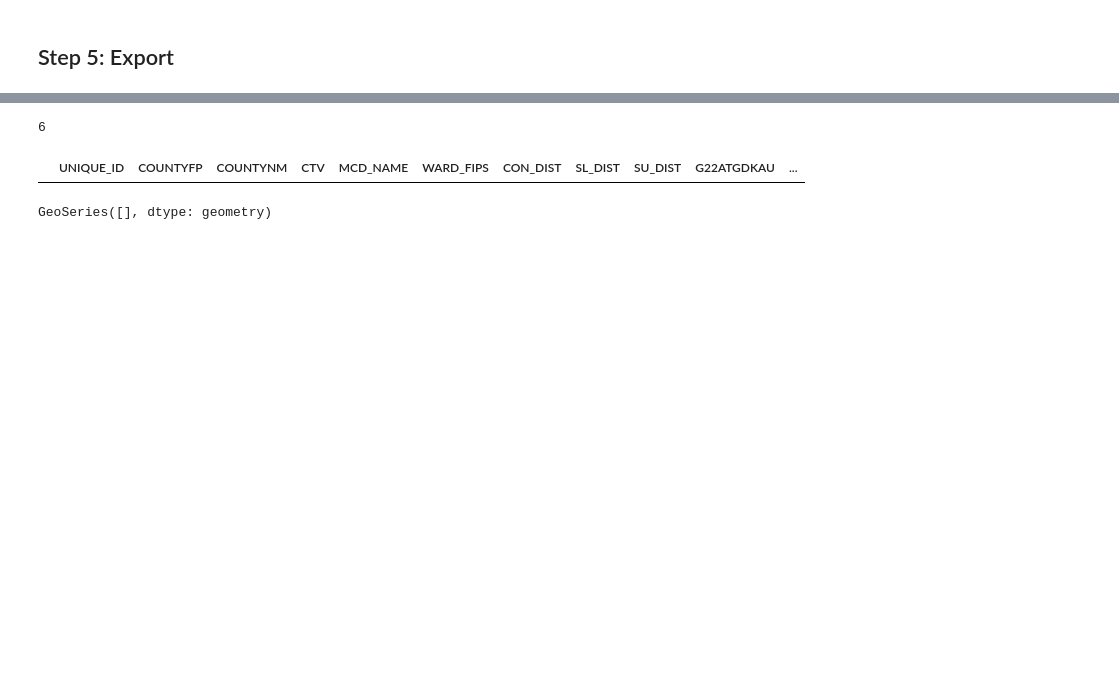
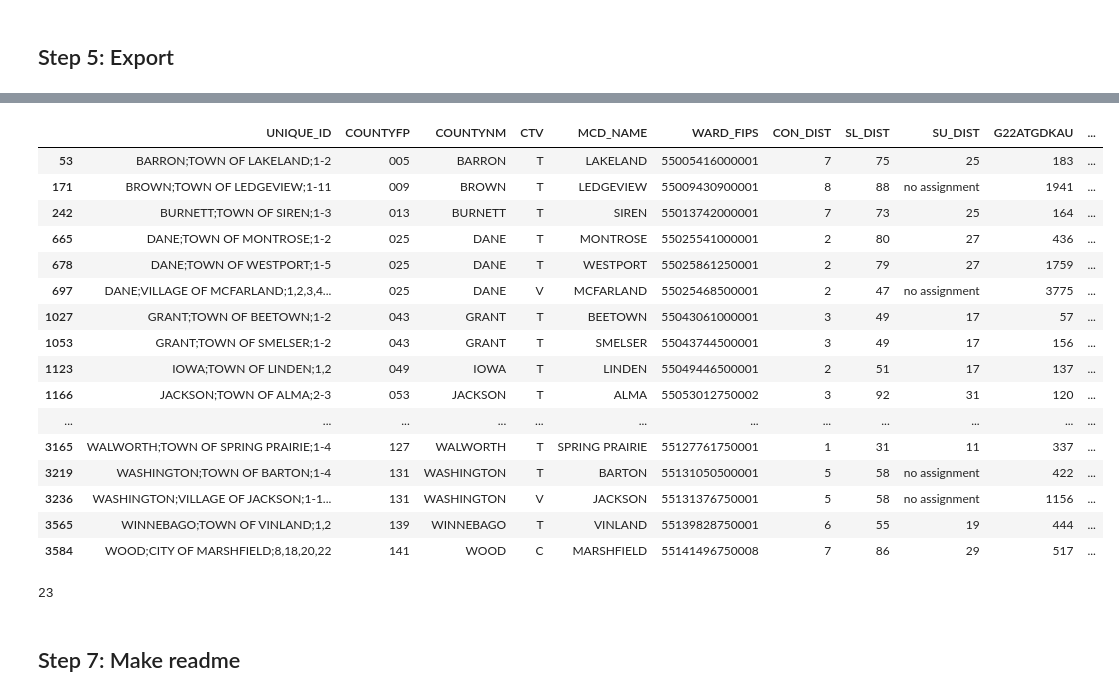
Before and after one commit to nonpartisan-redistricting-datahub/pber_collection, a Jupyter notebook: WI/2022/wi_pber_v0.ipynb, the cells around one changed output, grey strips where cells are left out. Saved outputs shown, nothing was run; the diff lists cells and outputs as text; code cells hidden in the pictures; blank space fills up the shorter version.

```diff
--- a/WI/2022/wi_pber_v0.ipynb
+++ b/WI/2022/wi_pber_v0.ipynb
@@ -555,4 +572,0 @@ gdf[~gdf["geometry"].is_valid].shape[0]
-# %%
-ru_gdf[~ru_gdf["geometry"].is_valid].shape[0]
-# %% [output]
-6
@@ -562,8 +573,28 @@ clean["geometry"]=clean["geometry"].buffer(0)
-# %%
-clean[~clean["geometry"].is_valid]
-# %% [output]
-|  | UNIQUE_ID | COUNTYFP | COUNTYNM | CTV | MCD_NAME | WARD_FIPS | CON_DIST | SL_DIST | SU_DIST | G22ATGDKAU | ... |
-# %%
-clean[~clean.is_valid]
-# %% [output]
-GeoSeries([], dtype: geometry)
+# %%
+read = gp.read_file("./wi_gen_22_ru_DRAFT/wi_gen_22_ru.shp")
+# %%
+read[~read["geometry"].is_valid]
+# %% [output]
+|  | UNIQUE_ID | COUNTYFP | COUNTYNM | CTV | MCD_NAME | WARD_FIPS | CON_DIST | SL_DIST | SU_DIST | G22ATGDKAU | ... |
+| 53 | BARRON;TOWN OF LAKELAND;1-2 | 005 | BARRON | T | LAKELAND | 55005416000001 | 7 | 75 | 25 | 183 | ... |
+| 171 | BROWN;TOWN OF LEDGEVIEW;1-11 | 009 | BROWN | T | LEDGEVIEW | 55009430900001 | 8 | 88 | no assignment | 1941 | ... |
+| 242 | BURNETT;TOWN OF SIREN;1-3 | 013 | BURNETT | T | SIREN | 55013742000001 | 7 | 73 | 25 | 164 | ... |
+| 665 | DANE;TOWN OF MONTROSE;1-2 | 025 | DANE | T | MONTROSE | 55025541000001 | 2 | 80 | 27 | 436 | ... |
+| 678 | DANE;TOWN OF WESTPORT;1-5 | 025 | DANE | T | WESTPORT | 55025861250001 | 2 | 79 | 27 | 1759 | ... |
+| 697 | DANE;VILLAGE OF MCFARLAND;1,2,3,4... | 025 | DANE | V | MCFARLAND | 55025468500001 | 2 | 47 | no assignment | 3775 | ... |
+| 1027 | GRANT;TOWN OF BEETOWN;1-2 | 043 | GRANT | T | BEETOWN | 55043061000001 | 3 | 49 | 17 | 57 | ... |
+| 1053 | GRANT;TOWN OF SMELSER;1-2 | 043 | GRANT | T | SMELSER | 55043744500001 | 3 | 49 | 17 | 156 | ... |
+| 1123 | IOWA;TOWN OF LINDEN;1,2 | 049 | IOWA | T | LINDEN | 55049446500001 | 2 | 51 | 17 | 137 | ... |
+| 1166 | JACKSON;TOWN OF ALMA;2-3 | 053 | JACKSON | T | ALMA | 55053012750002 | 3 | 92 | 31 | 120 | ... |
+| ... | ... | ... | ... | ... | ... | ... | ... | ... | ... | ... | ... |
+| 3165 | WALWORTH;TOWN OF SPRING PRAIRIE;1-4 | 127 | WALWORTH | T | SPRING PRAIRIE | 55127761750001 | 1 | 31 | 11 | 337 | ... |
+| 3219 | WASHINGTON;TOWN OF BARTON;1-4 | 131 | WASHINGTON | T | BARTON | 55131050500001 | 5 | 58 | no assignment | 422 | ... |
+| 3236 | WASHINGTON;VILLAGE OF JACKSON;1-1... | 131 | WASHINGTON | V | JACKSON | 55131376750001 | 5 | 58 | no assignment | 1156 | ... |
+| 3565 | WINNEBAGO;TOWN OF VINLAND;1,2 | 139 | WINNEBAGO | T | VINLAND | 55139828750001 | 6 | 55 | 19 | 444 | ... |
+| 3584 | WOOD;CITY OF MARSHFIELD;8,18,20,22 | 141 | WOOD | C | MARSHFIELD | 55141496750008 | 7 | 86 | 29 | 517 | ... |
+# %%
+read[~read["geometry"].is_valid].shape[0]
+# %% [output]
+23
+# %% [markdown]
+## Step 7: Make readme
```
Also changed, not shown: parts of 12 cells of this notebook.
